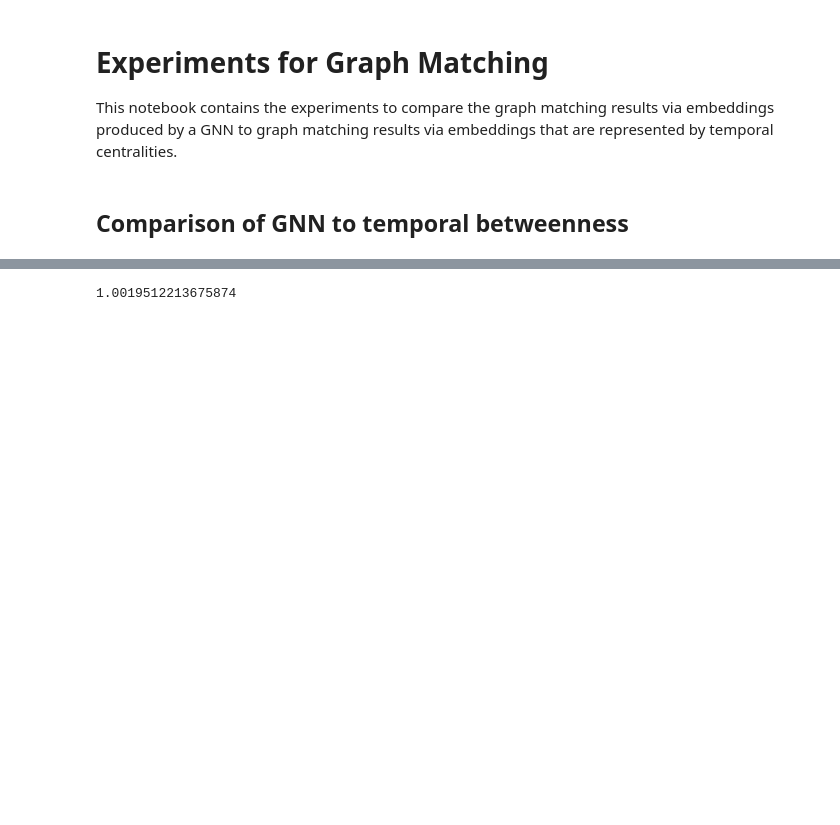
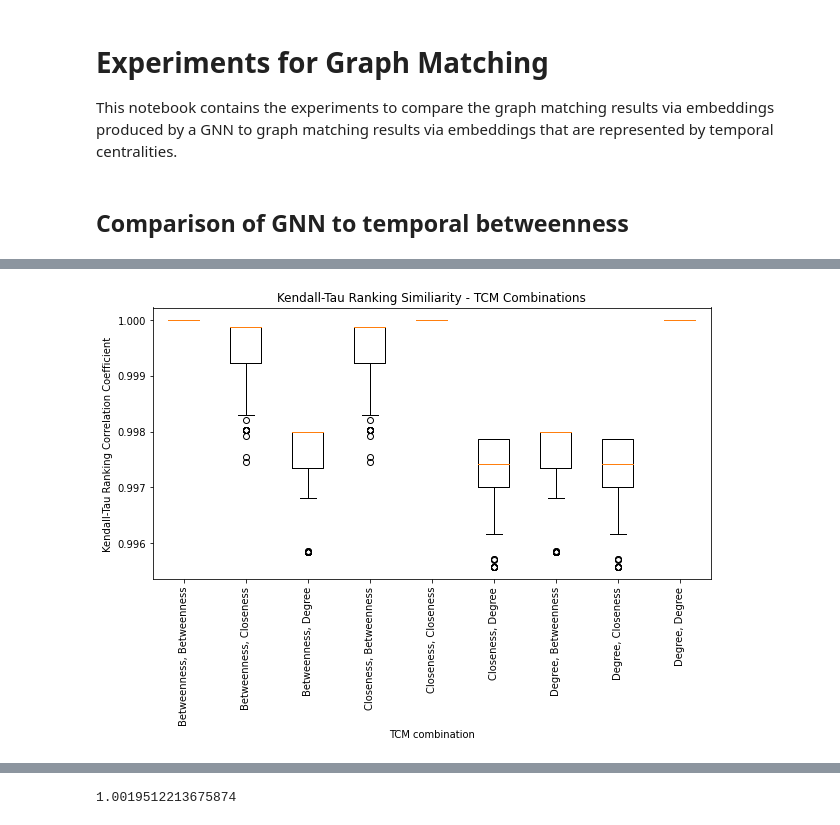
Before and after one commit to hpi-sam/Spatio-Temporal-Graphs, a Jupyter notebook: src/graph_matching_experiments.ipynb, the cells around one changed output, grey strips where cells are left out. Drawn from its saved outputs; the diff is of its cells as text; code cells hidden in the pictures; blank space fills up the shorter version.

```diff
--- a/src/graph_matching_experiments.ipynb
+++ b/src/graph_matching_experiments.ipynb
@@ -6,7 +7,11 @@ import numpy as np
+# %%
+source_node_order = ['carts', 'user', 'user-db', 'catalogue', 'catalogue-db', 'orders-db', 'carts-db', 'queue-master', 'rabbitmq', 'session-db', 'master', 'worker1', 'worker2', 'front-end', 'orders', 'shipping', 'payment']
+target_node_order = ['carts', 'carts-db', 'catalogue', 'catalogue-db', 'front-end', 'orders', 'orders-db', 'payment', 'queue-master', 'rabbitmq', 'session-db', 'shipping', 'user', 'user-db', 'worker1', 'worker2', 'master']
+target_node_order_as_source_permutation = [source_node_order.index(node) for node in target_node_order]
 # %%
-temporal_betweenness_vectors_sources = np.load('../data/temporal_betweenness_vectors_overtime.npy')
-temporal_closeness_vectors_sources = np.load('../data/temporal_closeness_vectors_overtime.npy')
-temporal_degree_vectors_sources = np.load('../data/temporal_degree_vectors_overtime.npy')
+temporal_betweenness_vectors_sources = np.load('../data/temporal_betweenness_vectors_overtime.npy')[:,target_node_order_as_source_permutation]
+temporal_closeness_vectors_sources = np.load('../data/temporal_closeness_vectors_overtime.npy')[:,target_node_order_as_source_permutation]
+temporal_degree_vectors_sources = np.load('../data/temporal_degree_vectors_overtime.npy')[:,target_node_order_as_source_permutation]
 # %%
 temporal_betweenness_vectors_targets = np.load('artificial-graph-generation/generated/temporal_betweennesses_unique.npy')
 temporal_closeness_vectors_targets = np.load('artificial-graph-generation/generated/temporal_closenesses_unique.npy')
@@ -54,0 +41,3 @@ Error:
+# %%
+source_indices = np.random.default_rng().choice(num_sources, 100, replace=False)
+#source_indices = list(range(num_sources))
@@ -54,0 +284,13 @@ Error:
+# %%
+ranking_combination_names = list(itertools.product(["Betweenness", "Closeness", "Degree"], ["Betweenness", "Closeness", "Degree"]))
+ranking_combinations = list(itertools.product([temporal_betweenness_rankings, temporal_closeness_rankings, temporal_degree_rankings], [temporal_betweenness_rankings, temporal_closeness_rankings, temporal_degree_rankings]))
+all_tcm_scores = [[kendalltau(a[i], b[i])[0] for i in range(len(source_indices))] for a,b in tqdm(ranking_combinations)]
+plt.figure(figsize=(10,5))
+plt.boxplot(all_tcm_scores)
+plt.xlabel("TCM combination")
+plt.ylabel("Kendall-Tau Ranking Correlation Coefficient")
+plt.xticks(list(range(1,len(ranking_combination_names)+1)), list(map(lambda x: ", ".join(x), ranking_combination_names)), rotation=90)
+plt.title("Kendall-Tau Ranking Similiarity - TCM Combinations")
+plt.savefig("TCMRankingKendallTau.svg", transparent=True)
+# %% [output]
+[figure, added]
```
Also changed, not shown: parts of 17 cells of this notebook, 11 other files.
